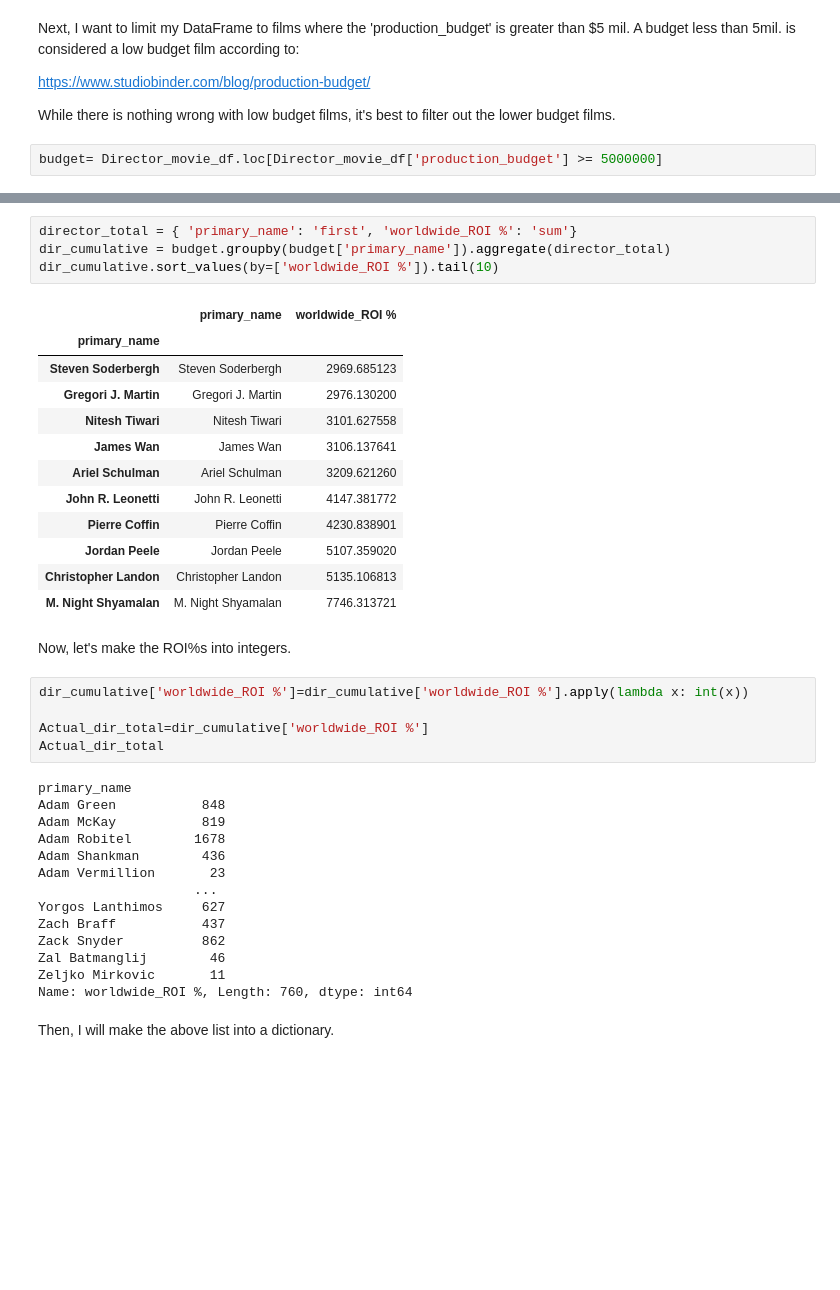
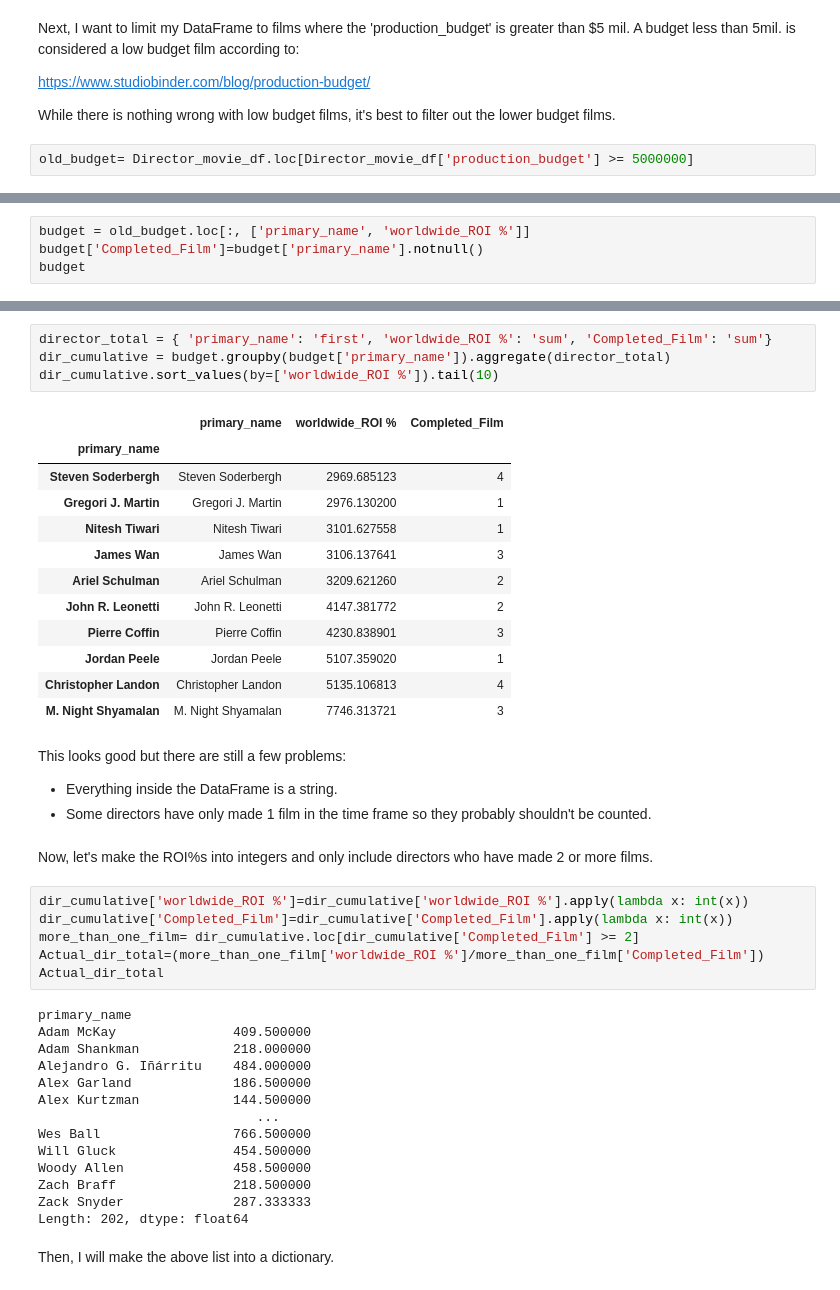
Before and after one commit to icapeli/icapeli-phase_1_project, a Jupyter notebook: phase_1_project.ipynb, the cells around one changed output, grey strips where cells are left out. Saved outputs shown, nothing was run; the diff lists cells and outputs as text; blank space fills up the shorter version.

```diff
--- a/phase_1_project.ipynb
+++ b/phase_1_project.ipynb
@@ -531,6 +531,6 @@ https://www.studiobinder.com/blog/production-budget/
 
 While there is nothing wrong with low budget films, it's best to filter out the lower budget films.
 # %%
-budget= Director_movie_df.loc[Director_movie_df['production_budget'] >= 5000000]
+old_budget= Director_movie_df.loc[Director_movie_df['production_budget'] >= 5000000]
 # %% [markdown]
 Next up:
@@ -539 +541,5 @@ Next up:
 * Then I will show the top 10 directors.
+# %%
+budget = old_budget.loc[:, ['primary_name', 'worldwide_ROI %']]
+budget['Completed_Film']=budget['primary_name'].notnull()
+budget
@@ -540,41 +560,46 @@ Next up:
 # %%
-director_total = { 'primary_name': 'first', 'worldwide_ROI %': 'sum'}
+director_total = { 'primary_name': 'first', 'worldwide_ROI %': 'sum', 'Completed_Film': 'sum'}
 dir_cumulative = budget.groupby(budget['primary_name']).aggregate(director_total)
 dir_cumulative.sort_values(by=['worldwide_ROI %']).tail(10)
 # %% [output]
-|  | primary_name | worldwide_ROI % |
-| primary_name |  |  |
-| Steven Soderbergh | Steven Soderbergh | 2969.685123 |
-| Gregori J. Martin | Gregori J. Martin | 2976.130200 |
-| Nitesh Tiwari | Nitesh Tiwari | 3101.627558 |
-| James Wan | James Wan | 3106.137641 |
-| Ariel Schulman | Ariel Schulman | 3209.621260 |
-| John R. Leonetti | John R. Leonetti | 4147.381772 |
-| Pierre Coffin | Pierre Coffin | 4230.838901 |
-| Jordan Peele | Jordan Peele | 5107.359020 |
-| Christopher Landon | Christopher Landon | 5135.106813 |
-| M. Night Shyamalan | M. Night Shyamalan | 7746.313721 |
+|  | primary_name | worldwide_ROI % | Completed_Film |
+| primary_name |  |  |  |
+| Steven Soderbergh | Steven Soderbergh | 2969.685123 | 4 |
+| Gregori J. Martin | Gregori J. Martin | 2976.130200 | 1 |
+| Nitesh Tiwari | Nitesh Tiwari | 3101.627558 | 1 |
+| James Wan | James Wan | 3106.137641 | 3 |
+| Ariel Schulman | Ariel Schulman | 3209.621260 | 2 |
+| John R. Leonetti | John R. Leonetti | 4147.381772 | 2 |
+| Pierre Coffin | Pierre Coffin | 4230.838901 | 3 |
+| Jordan Peele | Jordan Peele | 5107.359020 | 1 |
+| Christopher Landon | Christopher Landon | 5135.106813 | 4 |
+| M. Night Shyamalan | M. Night Shyamalan | 7746.313721 | 3 |
+# %% [markdown]
+This looks good but there are still a few problems:
+* Everything inside the DataFrame is a string.
+* Some directors have only made 1 film in the time frame so they probably shouldn't be counted.
 # %% [markdown]
-Now, let's make the ROI%s into integers.
+Now, let's make the ROI%s into integers and only include directors who have made 2 or more films.
 # %%
 dir_cumulative['worldwide_ROI %']=dir_cumulative['worldwide_ROI %'].apply(lambda x: int(x))
-
-Actual_dir_total=dir_cumulative['worldwide_ROI %']
+dir_cumulative['Completed_Film']=dir_cumulative['Completed_Film'].apply(lambda x: int(x))
+more_than_one_film= dir_cumulative.loc[dir_cumulative['Completed_Film'] >= 2]
+Actual_dir_total=(more_than_one_film['worldwide_ROI %']/more_than_one_film['Completed_Film'])
 Actual_dir_total
 # %% [output]
 primary_name
-Adam Green           848
-Adam McKay           819
-Adam Robitel        1678
-Adam Shankman        436
-Adam Vermillion       23
-                    ...
-Yorgos Lanthimos     627
-Zach Braff           437
-Zack Snyder          862
-Zal Batmanglij        46
-Zeljko Mirkovic       11
-Name: worldwide_ROI %, Length: 760, dtype: int64
+Adam McKay               409.500000
+Adam Shankman            218.000000
+Alejandro G. Iñárritu    484.000000
+Alex Garland             186.500000
+Alex Kurtzman            144.500000
+                            ...
+Wes Ball                 766.500000
+Will Gluck               454.500000
+Woody Allen              458.500000
+Zach Braff               218.500000
+Zack Snyder              287.333333
+Length: 202, dtype: float64
 # %% [markdown]
 Then, I will make the above list into a dictionary.
 # %%
```
Also changed, not shown: parts of 4 cells of this notebook.
